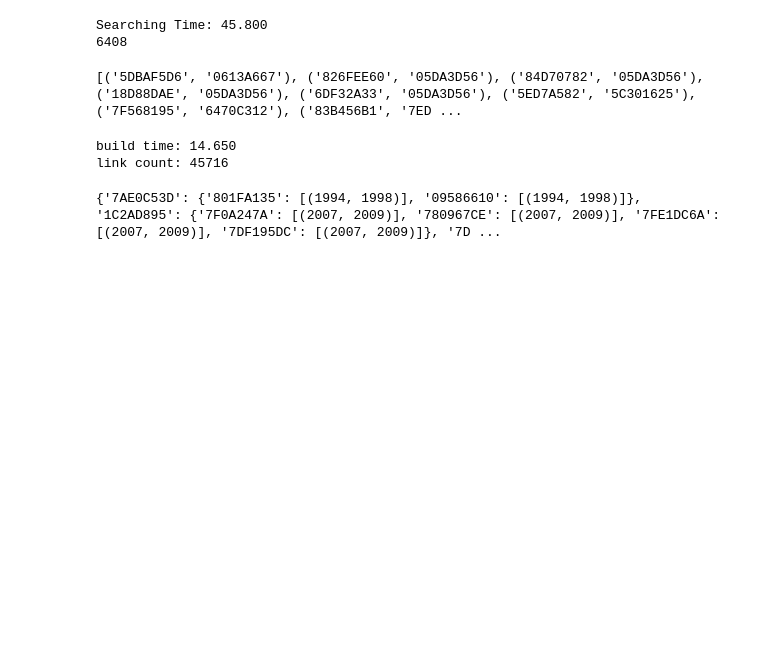
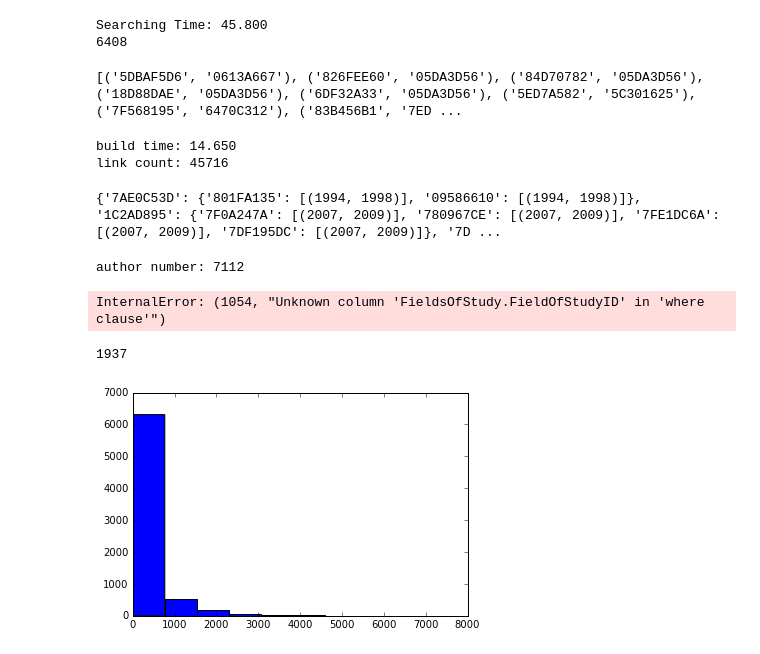
Before and after one commit to elicassion/2017Summer-Community-Detection, a Jupyter notebook: Dataset/retract.ipynb, the cells around one changed output. Drawn from its saved outputs; the diff is of its cells as text; code cells hidden in the pictures; blank space fills up the shorter version.

```diff
--- a/Dataset/retract.ipynb
+++ b/Dataset/retract.ipynb
@@ -95,3 +96,35 @@ for au in auid_link_dict.keys():
         for i in range(ylen-1):
             outfile.write(str(auid_link_dict[au][rau][i][0])+' '+str(auid_link_dict[au][rau][i][1])+'\t')
         outfile.write(str(auid_link_dict[au][rau][ylen-1][0])+' '+str(str(auid_link_dict[au][rau][ylen-1][1]))+'\t'+'\n')
+# %%
+au_set = set()
+for au in auid_link_dict.keys():
+    au_set.add(au)
+    for rau in auid_link_dict[au].keys():
+        au_set.add(rau)
+print ("author number: %d" % len(au_set))
+# %% [output]
+author number: 7112
+# %%
+au_fos_all = [{}, {}, {}, {}]
+au_fos_count = [[],[],[],[]]
+for i in range(4):
+    for au in au_set:
+        cursor.execute("SELECT AuthorFOS.FieldOfStudyIDMappedToKeyword \
+                                    FROM AuthorFOS, FieldsOfStudy WHERE \
+                                    AuthorFOS.AuthorID = '%s' and FieldsOfStudy.FieldsOfStudyID = AuthorFOS.FieldOfStudyIDMappedToKeyword and \
+                                    FieldsOfStudy.FieldsOfStudyLevel = 'L%d' " % (au, i))
+        fos = []
+        load_result(cursor, fos, 'FieldOfStudyIDMappedToKeyword')
+        au_fos_all[i][au]  = fos
+        au_fos_count[i].append(len(fos))
+# %% [output]
+InternalError: (1054, "Unknown column 'FieldsOfStudy.FieldOfStudyID' in 'where clause'")
+# %%
+plt.hist(np.array(au_fos_count[0]), bins=10)
+plt.hist(np.array(au_fos_count[1]), bins=10)
+plt.hist(np.array(au_fos_count[2]), bins=10)
+plt.hist(np.array(au_fos_count[3]), bins=10)
+# %% [output]
+1937
+[figure, added]
```
Also changed, not shown: parts of 2 cells of this notebook.
